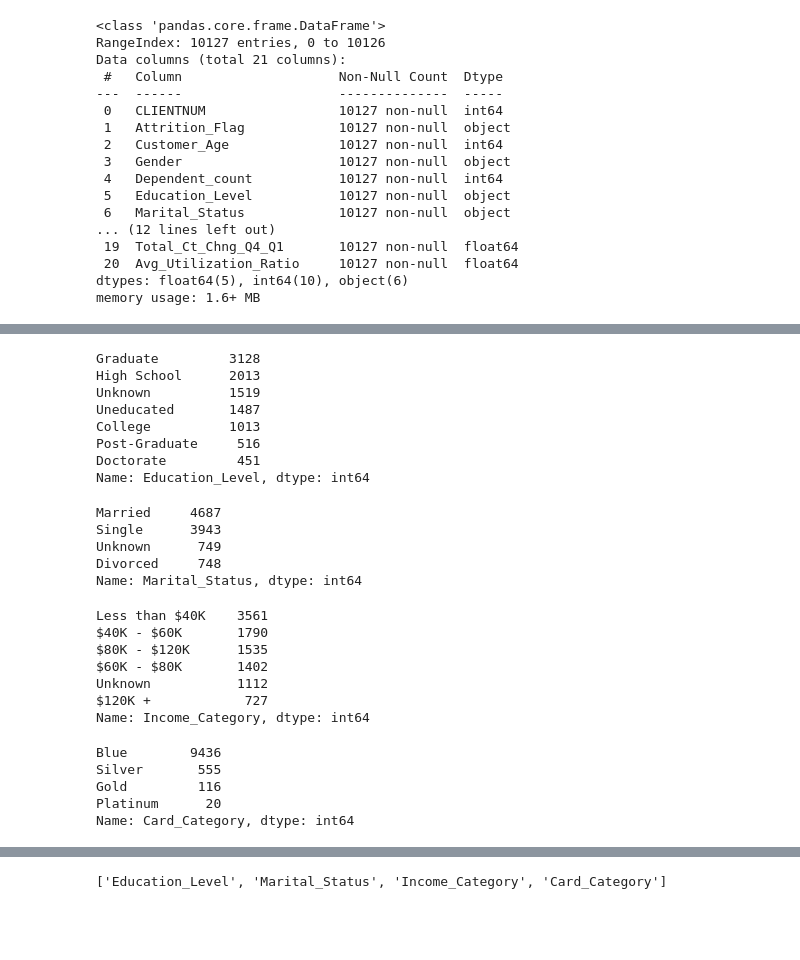
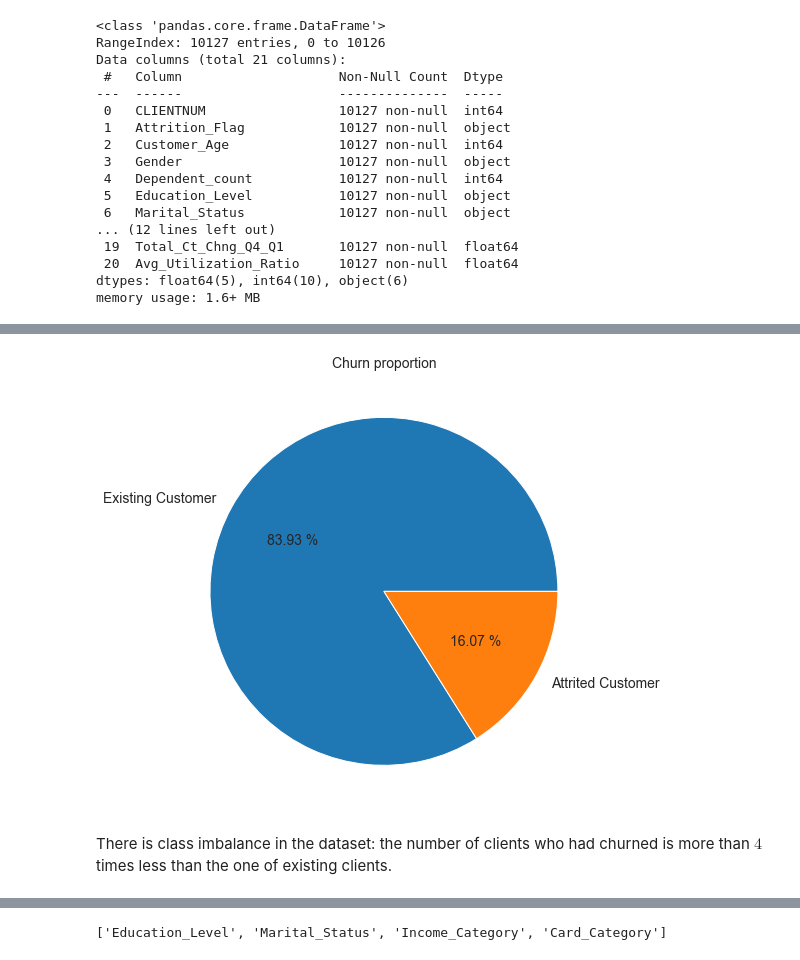
Before and after one commit to wdavys/DS-projects, a Jupyter notebook: Bank Churn/client_churn.ipynb, the cells around one changed output, grey strips where cells are left out. Drawn from its saved outputs; the diff is of its cells as text; code cells hidden in the pictures; blank space fills up the shorter version.

Commit message:
Updated notebook client_churn and added images

```diff
--- a/Bank Churn/client_churn.ipynb
+++ b/Bank Churn/client_churn.ipynb
@@ -59 +84,11 @@ memory usage: 1.6+ MB
+# %%
+plt.figure(figsize=(8,8))
+df['Attrition_Flag'].value_counts().plot(kind='pie', fontsize=14, autopct='%.2f %%')
+plt.ylabel('')
+plt.title('Churn proportion', size=14)
+plt.show()
+# %% [output]
+[figure, added]
+# %% [markdown]
+There is class imbalance in the dataset: the number of clients who had churned is more than $4$ times less than the one of existing clients.
 # %%
@@ -65,37 +99,0 @@ px.pie(values=counts.Counts , names=counts.Rating, title='Ratings distribution',
-# %%
-df['Education_Level'].value_counts()
-# %% [output]
-Graduate         3128
-High School      2013
-Unknown          1519
-Uneducated       1487
-College          1013
-Post-Graduate     516
-Doctorate         451
-Name: Education_Level, dtype: int64
-# %%
-df['Marital_Status'].value_counts()
-# %% [output]
-Married     4687
-Single      3943
-Unknown      749
-Divorced     748
-Name: Marital_Status, dtype: int64
-# %%
-df['Income_Category'].value_counts()
-# %% [output]
-Less than $40K    3561
-$40K - $60K       1790
-$80K - $120K      1535
-$60K - $80K       1402
-Unknown           1112
-$120K +            727
-Name: Income_Category, dtype: int64
-# %%
-df['Card_Category'].value_counts()
-# %% [output]
-Blue        9436
-Silver       555
-Gold         116
-Platinum      20
-Name: Card_Category, dtype: int64
```
Also changed, not shown: parts of 21 cells of this notebook, 3 other files.
